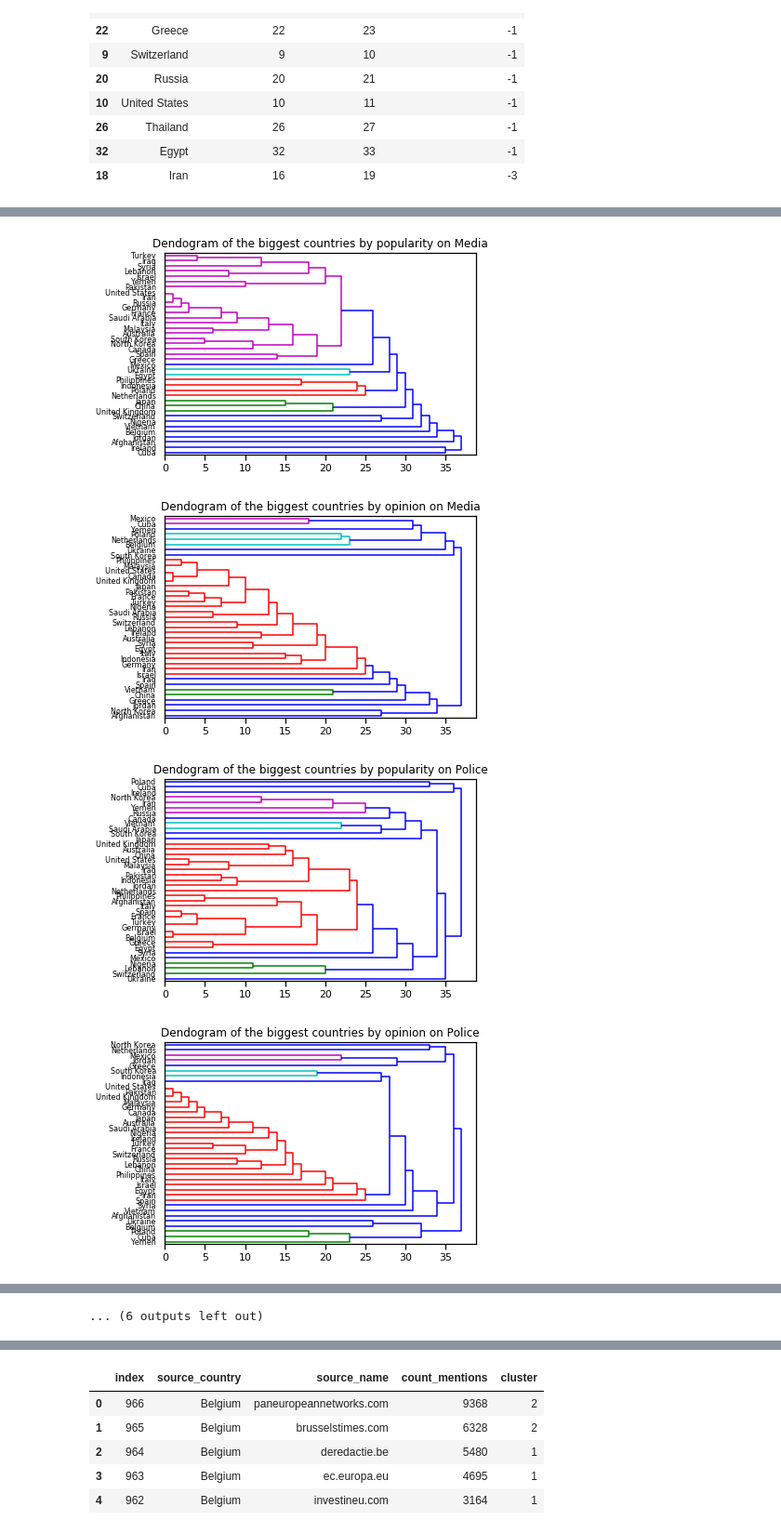
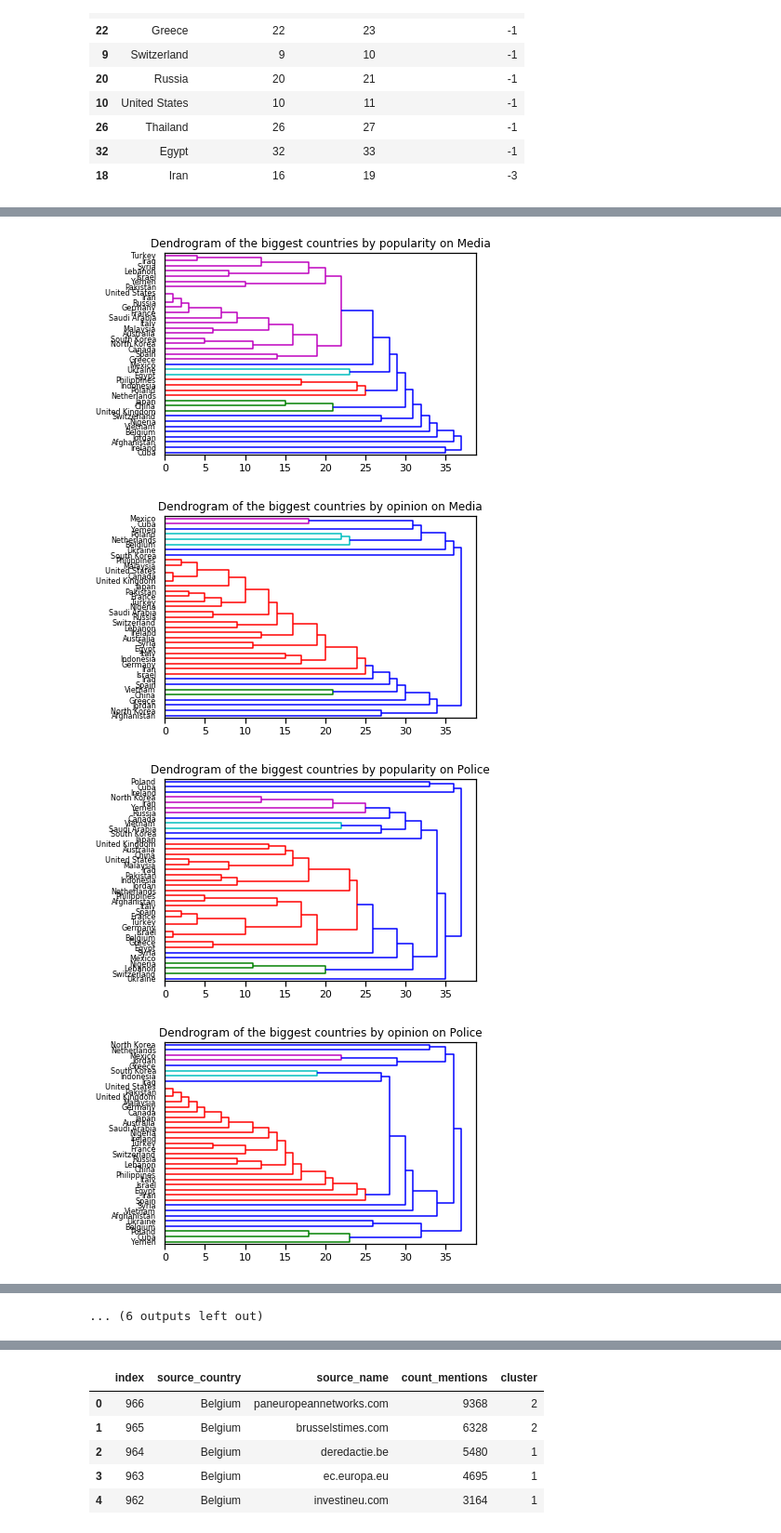
Before and after one commit to NatGr/projectAdA, a Jupyter notebook: Notebook.ipynb, the cells around one changed output, grey strips where cells are left out. Shown at 93% size. Drawn from its saved outputs; the diff is of its cells as text; code cells hidden in the pictures.

```diff
--- a/Notebook.ipynb
+++ b/Notebook.ipynb
@@ -934,11 +985,11 @@ def get_clustering_matrix(to_cluster, countries, cluster_on_popularity,
 
     return opinions
 # %%
-def compute_dendogram(selected_type, countries, cluster_on_popularity, save_fig,
+def compute_dendrogram(selected_type, countries, cluster_on_popularity, save_fig,
                       country_to_country_view=country_to_country_view,
                       country_to_type_view=country_to_type_view):
     """
-    clusters the given data and shows the corresponding dendogram
+    clusters the given data and shows the corresponding dendrogram
 
     :param countries: the countries to cluster on
     :param selected_type: the actor type to cluster on or all
@@ -949,7 +1000,7 @@ def compute_dendogram(selected_type, countries, cluster_on_popularity, save_fig,
     :param country_to_type_view: the df to use if selected_type is not ALL
     """
     # only uses mentions where actor_type is selected_type
-    title = "Dendogram of the biggest countries " + ("by popularity" if cluster_on_popularity else "by opinion")
+    title = "Dendrogram of the biggest countries " + ("by popularity" if cluster_on_popularity else "by opinion")
     if selected_type == "ALL":
         title += " on all actor types"
         to_cluster = country_to_country_view[country_to_country_view.apply(lambda x:
@@ -974,5 +1025,5 @@ countries = list(country_outer_view.sort_values(by="count_mentions",
 
 for i in ACTOR_TYPES + ["ALL"]:
     for j in [True, False]:
-        compute_dendogram(i, countries, cluster_on_popularity=j, save_fig=False)
+        compute_dendrogram(i, countries, cluster_on_popularity=j, save_fig=False)
 # %% [output]
@@ -981,4 +1032,4 @@ for i in ACTOR_TYPES + ["ALL"]:
-[figure, old version]
+[figure, new version]
-[figure, old version]
+[figure, new version]
-[figure, old version]
+[figure, new version]
-[figure, old version]
+[figure, new version]
```
Also changed, not shown: parts of 38 cells of this notebook, 2 other files.
